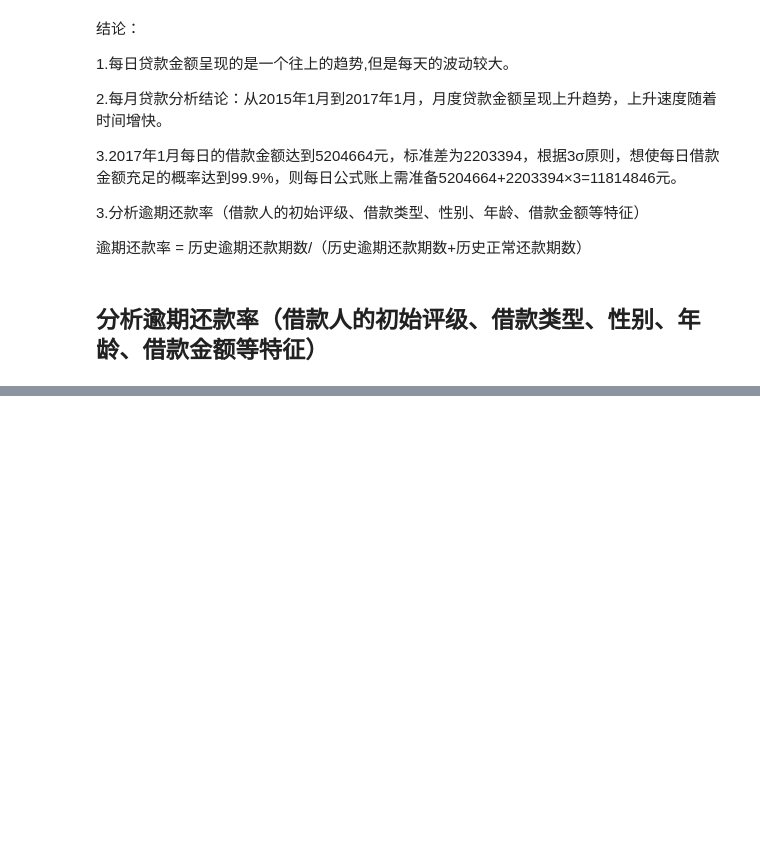
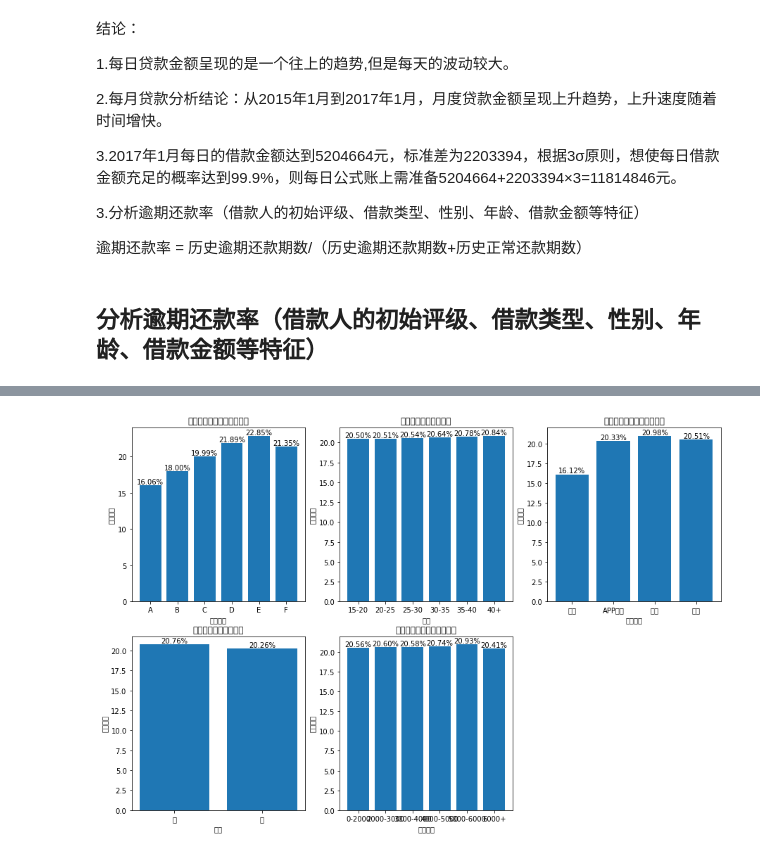
Before and after one commit to ShaoZC/Quantitative_Risk_Management_in_Python, a Jupyter notebook: P2P_loan_data.ipynb, the cells around one changed output, grey strips where cells are left out. Cells and saved outputs as stored; diff of their text form; code cells hidden in the pictures; blank space fills up the shorter version.

```diff
--- a/P2P_loan_data.ipynb
+++ b/P2P_loan_data.ipynb
@@ -326,0 +419,23 @@ KeyError: '逾期还款率'
+# %%
+#借款利率的分析图
+matplotlib.pyplot.figure(figsize=(15, 10))
+index1 = '借款利率'
+
+# 根据初始评级对借款利率进行分析
+depayplot(1,level_idx,lev,'初始评级','不同初始评级客户借款利率',index1)
+
+# 根据年龄对借款利率进行分析
+depayplot(2,age_idx,age,'年龄','不同年龄客户借款利率',index1)
+
+# 根据借款类型对借款利率进行分析
+depayplot(3,kind_idx,kind,'借款类型','不同借款类型客户借款利率',index1)
+
+# 根据性别对借款利率进行分析
+depayplot(4,sex_idx,sex,'性别','不同性别客户借款利率',index1)
+
+# 根据借款金额对借款利率进行分析
+depayplot(5,amount_idx,amount,'借款金额','不同借款金额客户借款利率',index1)
+
+matplotlib.pyplot.show()
+# %% [output]
+[figure, added]
```
Also changed, not shown: parts of 33 cells of this notebook, 1 other file.
